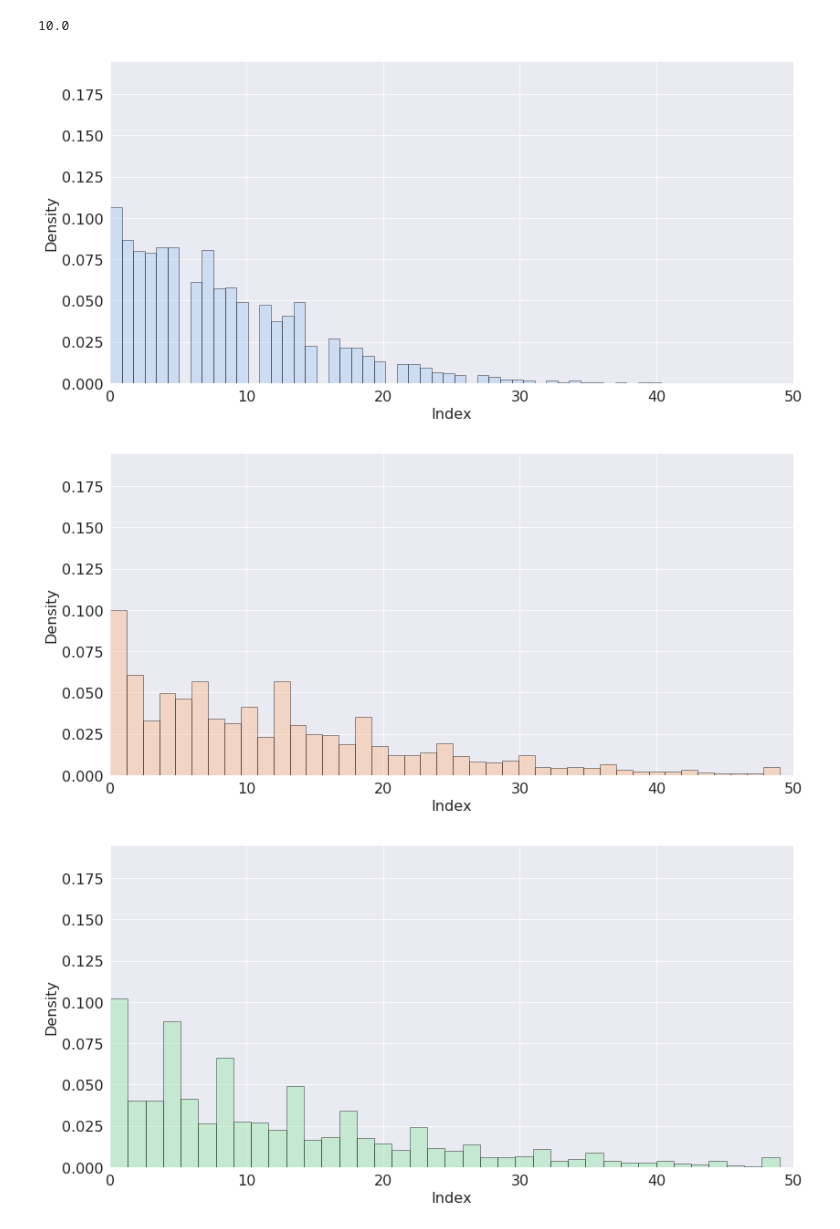
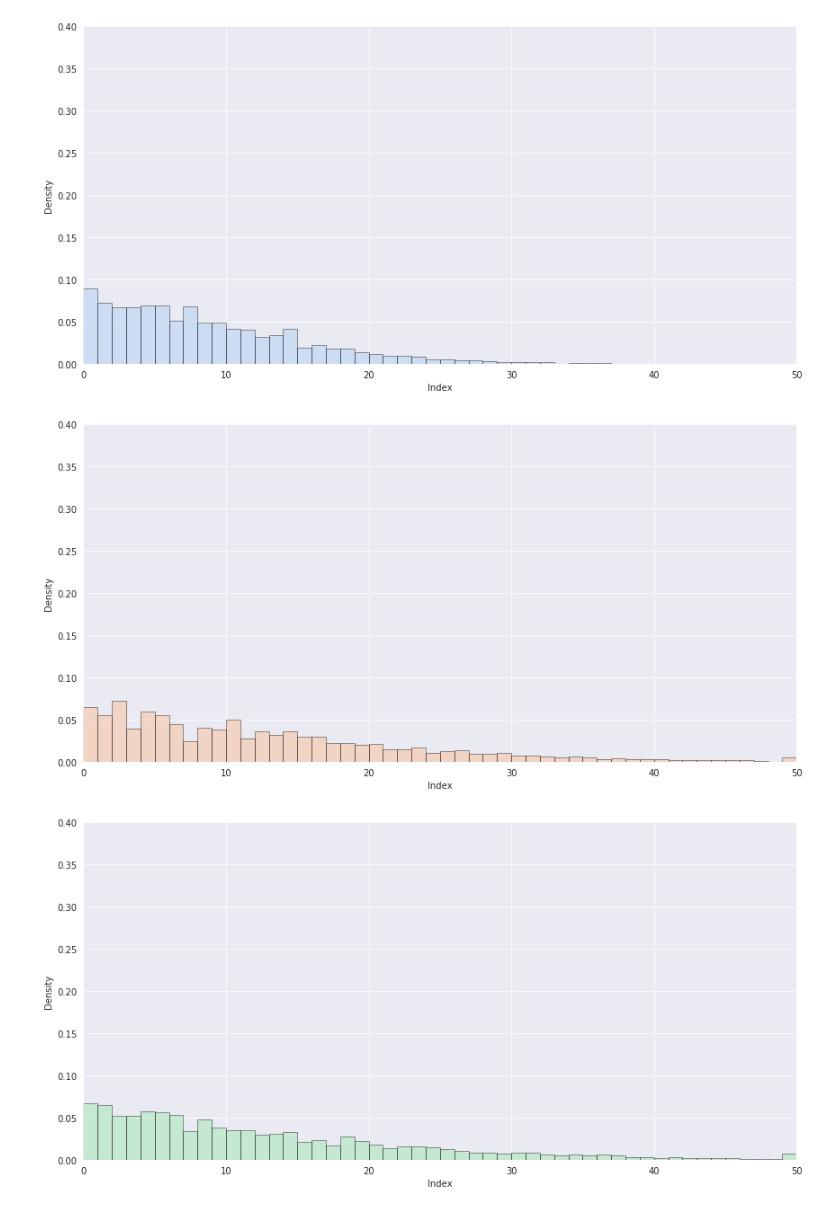
Before and after one commit to EricaHD/GettingGoodAtGoogol, a Jupyter notebook: visualizeResults.ipynb, the cells around one changed output. Cells and saved outputs as stored; diff of their text form; code cells hidden in the pictures.

Commit message:
Fixed histogram x

```diff
--- a/visualizeResults.ipynb
+++ b/visualizeResults.ipynb
@@ -14,10 +14,6 @@ from IPython.display import clear_output
 
 sns.set_style("darkgrid")
 plt.rcParams.update({'font.size': 16})
-# %%
-plt.rcParams['font.size']
-# %% [output]
-10.0
 # %%
 #setDefault(figsize=(20,10))
 current_palette = sns.color_palette('pastel', 5)
@@ -45,22 +41,26 @@ res_df = pd.DataFrame({"mc_idx":list(chain(*mc_results_long)),
 
 res_df_long = pd.melt(res_df, var_name='agent', value_name='idx')
 # %%
-agent_names = ["MCMC", "SARSA", "Q-learning", "Deep Q-learning", "Optimal"]
+agent_names = ["MCMC", "SARSA", "Q-learning", "Deep Q-learning", "Rule"]
 # %%
 for i, col in enumerate(res_df):
     fig = plt.figure(figsize=(12,6))
-    sns.distplot(res_df[col], hist=True, kde=False, norm_hist=True,
+    sns.distplot(res_df[col],
+                 hist=True,
+                 kde=False,
+                 norm_hist=True,
+                 bins=np.arange(0,51),
                  color=current_palette[i],
                  hist_kws={'edgecolor':'black'},
                  label=agent_names[i],
                  axlabel='Index')
-    plt.ylim((0, .195))
+    plt.ylim((0, .4))
     plt.xlim((0, 50))
     plt.xlabel("Index")
     plt.ylabel("Density")
     fig.tight_layout()
     fig.savefig("viz/hist/{}_agent.png".format(col.split("_")[0]))
 # %% [output]
-[figure, old version]
+[figure, new version]
-[figure, old version]
+[figure, new version]
-[figure, old version]
+[figure, new version]
```
Also changed, not shown: parts of 7 cells of this notebook, 15 other files.
